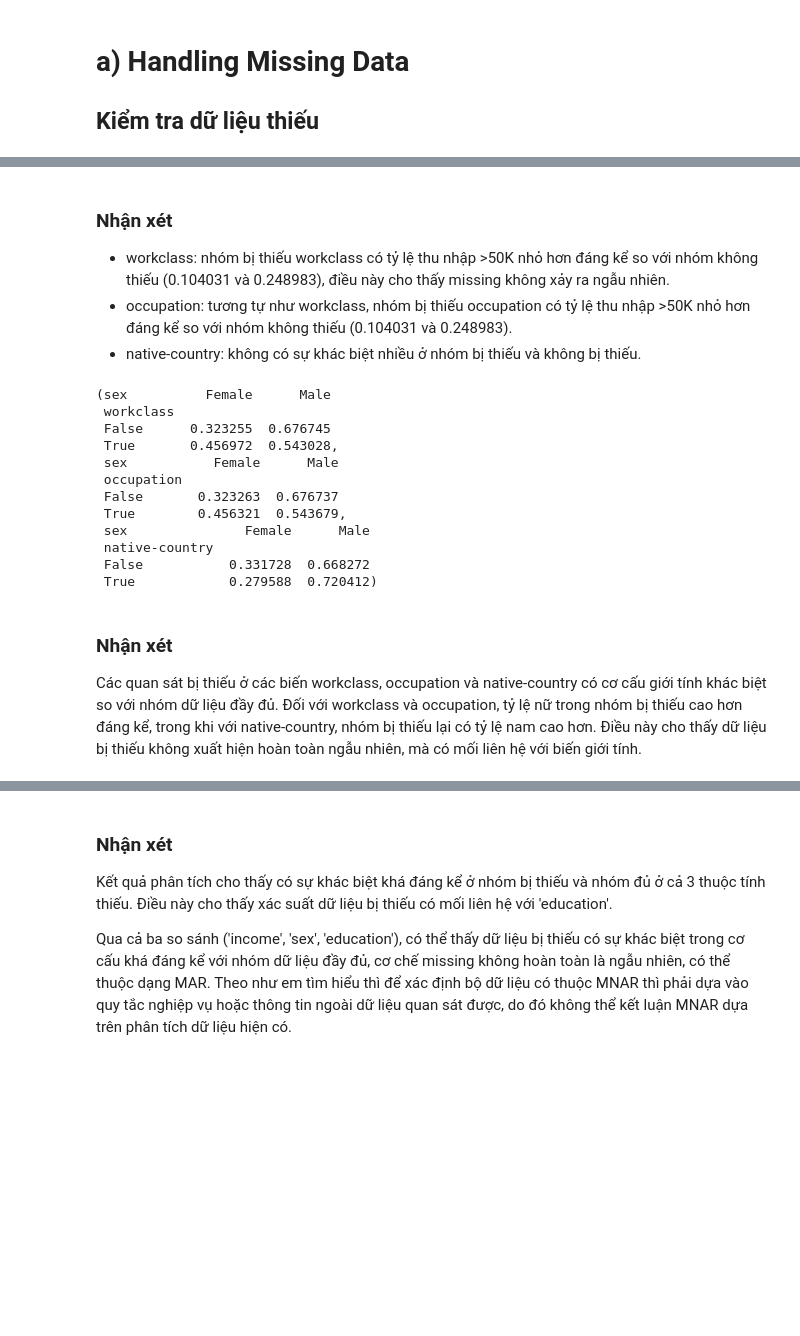
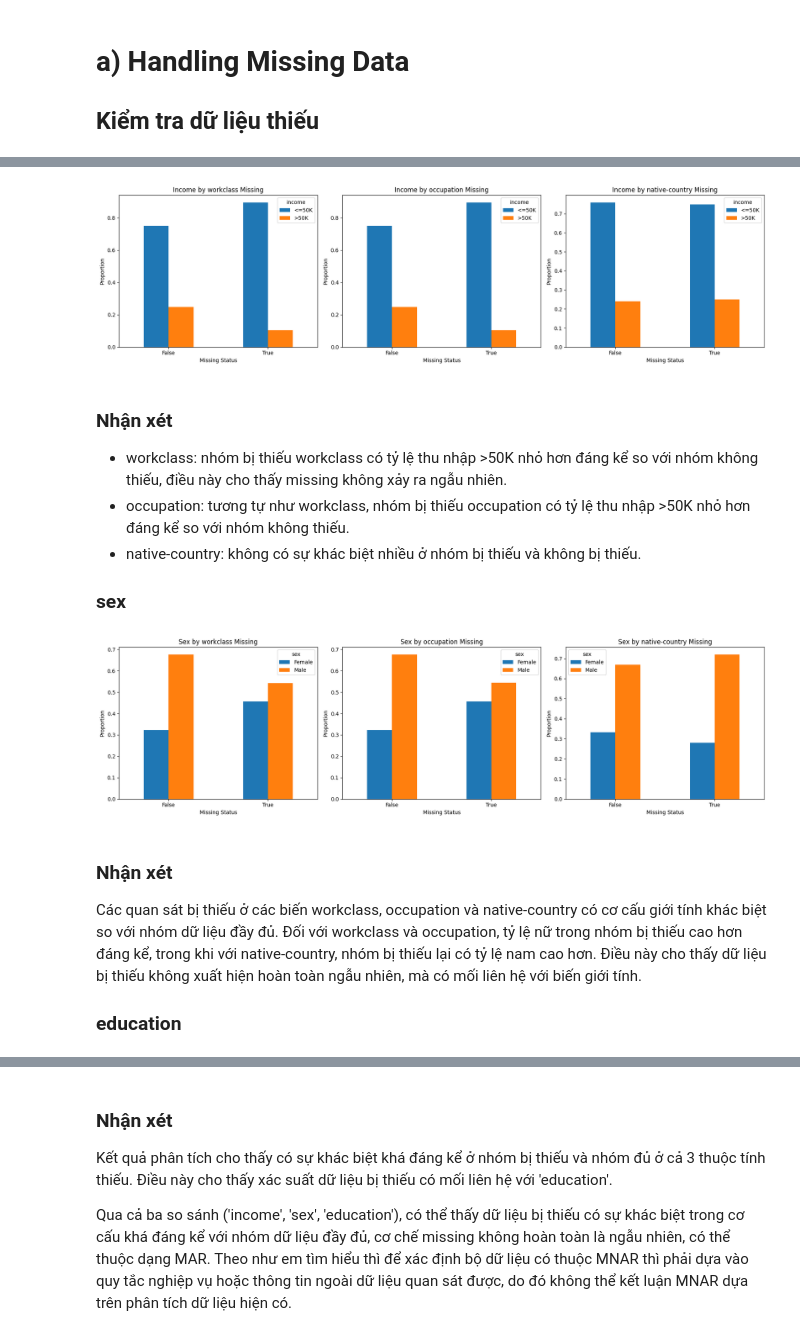
Before and after one commit to thloc1212/DataMiningLab1, a Jupyter notebook: notebooks/02_tabular_preprocessing.ipynb, the cells around one changed output, grey strips where cells are left out. Drawn from its saved outputs; the diff is of its cells as text; code cells hidden in the pictures; blank space fills up the shorter version.

```diff
--- a/notebooks/02_tabular_preprocessing.ipynb
+++ b/notebooks/02_tabular_preprocessing.ipynb
@@ -105,29 +91,65 @@ table_workclass_income, table_occupation_income, table_native_country_income
+# %%
+features = ["workclass", "occupation", "native-country"]
+
+plt.figure(figsize=(18,5))
+
+for i, col in enumerate(features):
+
+    plt.subplot(1, 3, i+1)
+
+    missing_rate = (
+        train_data
+        .groupby(train_data[col].isnull())["income"]
+        .value_counts(normalize=True)
+        .unstack()
+    )
+
+    missing_rate.plot(kind="bar", ax=plt.gca())
+
+    plt.title(f"Income by {col} Missing")
+    plt.xlabel("Missing Status")
+    plt.ylabel("Proportion")
+    plt.xticks(rotation=0)
+
+plt.tight_layout()
+plt.show()
+# %% [output]
+[figure, added]
 # %% [markdown]
 ### Nhận xét
-- workclass: nhóm bị thiếu workclass có tỷ lệ thu nhập >50K nhỏ hơn đáng kể so với nhóm không thiếu (0.104031 và 0.248983), điều này cho thấy missing không xảy ra ngẫu nhiên.
-- occupation: tương tự như workclass, nhóm bị thiếu occupation có tỷ lệ thu nhập >50K nhỏ hơn đáng kể so với nhóm không thiếu (0.104031 và 0.248983).
+- workclass: nhóm bị thiếu workclass có tỷ lệ thu nhập >50K nhỏ hơn đáng kể so với nhóm không thiếu, điều này cho thấy missing không xảy ra ngẫu nhiên.
+- occupation: tương tự như workclass, nhóm bị thiếu occupation có tỷ lệ thu nhập >50K nhỏ hơn đáng kể so với nhóm không thiếu.
 - native-country: không có sự khác biệt nhiều ở nhóm bị thiếu và không bị thiếu.
+
+### sex
 # %%
-# Phân tích mối quan hệ giữa missing data và biến 'sex'
-table_workclass_sex = pd.crosstab(train_data["workclass"].isnull(), train_data["sex"], normalize='index')
-table_occupation_sex = pd.crosstab(train_data["occupation"].isnull(), train_data["sex"], normalize='index')
-table_native_country_sex = pd.crosstab(train_data["native-country"].isnull(), train_data["sex"], normalize='index')
+plt.figure(figsize=(18,5))
 
-table_workclass_sex, table_occupation_sex, table_native_country_sex
+for i, col in enumerate(features):
+
+    plt.subplot(1, 3, i+1)
+
+    missing_rate = (
+        train_data
+        .groupby(train_data[col].isnull())["sex"]
+        .value_counts(normalize=True)
+        .unstack()
+    )
+
+    missing_rate.plot(kind="bar", ax=plt.gca())
+
+    plt.title(f"Sex by {col} Missing")
+    plt.xlabel("Missing Status")
+    plt.ylabel("Proportion")
+    plt.xticks(rotation=0)
+
+plt.tight_layout()
+plt.show()
 # %% [output]
-(sex          Female      Male
- workclass
- False      0.323255  0.676745
- True       0.456972  0.543028,
- sex           Female      Male
- occupation
- False       0.323263  0.676737
- True        0.456321  0.543679,
- sex               Female      Male
- native-country
- False           0.331728  0.668272
- True            0.279588  0.720412)
+[figure, added]
 # %% [markdown]
 ### Nhận xét
 Các quan sát bị thiếu ở các biến workclass, occupation và native-country có cơ cấu giới tính khác biệt so với nhóm dữ liệu đầy đủ. Đối với workclass và occupation, tỷ lệ nữ trong nhóm bị thiếu cao hơn đáng kể, trong khi với native-country, nhóm bị thiếu lại có tỷ lệ nam cao hơn. Điều này cho thấy dữ liệu bị thiếu không xuất hiện hoàn toàn ngẫu nhiên, mà có mối liên hệ với biến giới tính.
+
+### education
 # %%
```
Also changed, not shown: parts of 29 cells of this notebook.
